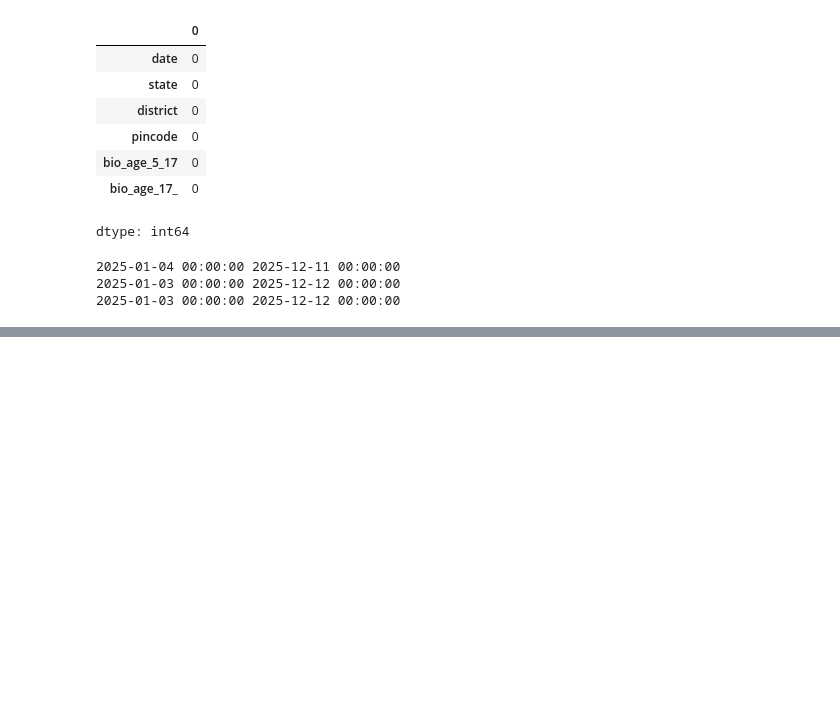
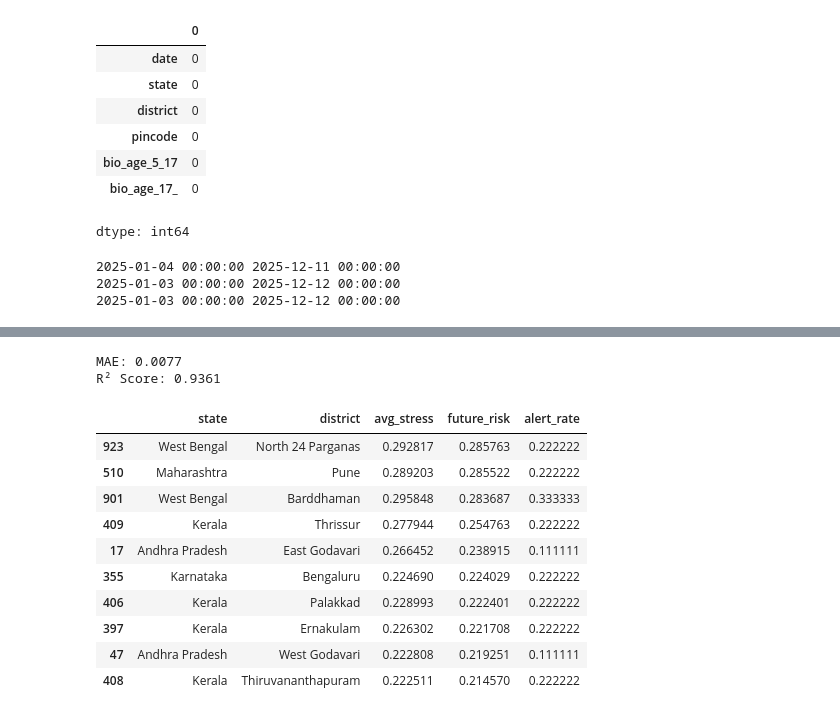
Before and after one commit to Vijayalakshmi2608/UIDAI_Early_Warning_System, a Jupyter notebook: UIDAI_Early_Warning_System.ipynb, the cells around one changed output, grey strips where cells are left out. Saved outputs shown, nothing was run; the diff lists cells and outputs as text; code cells hidden in the pictures; blank space fills up the shorter version.

```diff
--- a/UIDAI_Early_Warning_System.ipynb
+++ b/UIDAI_Early_Warning_System.ipynb
@@ -1654,0 +306,5 @@ Collecting usage statistics. To deactivate, set browser.gatherUsageStats to fals
+# %%
+df['future_stress'] = (
+    df.groupby(['state','district'])['service_stress_index'].shift(-1)
+)
+df = df.dropna()
@@ -1715,0 +370,12 @@ logs.txt
+# %%
+features = [
+    'service_stress_index',
+    'stress_lag_1',
+    'stress_lag_2',
+    'stress_rolling_4w',
+    'stress_trend',
+    'update_load'
+]
+
+X = df_ml[features]
+y = df_ml['future_stress']
@@ -1715,0 +413,47 @@ logs.txt
+# %%
+y_pred = model.predict(X_test)
+
+mae = mean_absolute_error(y_test, y_pred)
+r2 = r2_score(y_test, y_pred)
+
+print("MAE:", round(mae, 4))
+print("R² Score:", round(r2, 4))
+# %% [output]
+MAE: 0.0077
+R² Score: 0.9361
+# %%
+df_ml['predicted_stress'] = model.predict(X)
+
+df['predicted_stress'] = np.nan
+df.loc[df_ml.index, 'predicted_stress'] = df_ml['predicted_stress']
+# %%
+df['resource_alert'] = np.where(
+    df['predicted_stress'] > df['service_stress_index'] * 1.15,
+    'HIGH_RISK',
+    'NORMAL'
+)
+# %%
+priority_districts = (
+    df.groupby(['state','district'])
+    .agg(
+        avg_stress=('service_stress_index','mean'),
+        future_risk=('predicted_stress','mean'),
+        alert_rate=('resource_alert', lambda x: (x=='HIGH_RISK').mean())
+    )
+    .reset_index()
+    .sort_values('future_risk', ascending=False)
+)
+
+priority_districts.head(10)
+# %% [output]
+|  | state | district | avg_stress | future_risk | alert_rate |
+| 923 | West Bengal | North 24 Parganas | 0.292817 | 0.285763 | 0.222222 |
+| 510 | Maharashtra | Pune | 0.289203 | 0.285522 | 0.222222 |
+| 901 | West Bengal | Barddhaman | 0.295848 | 0.283687 | 0.333333 |
+| 409 | Kerala | Thrissur | 0.277944 | 0.254763 | 0.222222 |
+| 17 | Andhra Pradesh | East Godavari | 0.266452 | 0.238915 | 0.111111 |
+| 355 | Karnataka | Bengaluru | 0.224690 | 0.224029 | 0.222222 |
+| 406 | Kerala | Palakkad | 0.228993 | 0.222401 | 0.222222 |
+| 397 | Kerala | Ernakulam | 0.226302 | 0.221708 | 0.222222 |
+| 47 | Andhra Pradesh | West Godavari | 0.222808 | 0.219251 | 0.111111 |
+| 408 | Kerala | Thiruvananthapuram | 0.222511 | 0.214570 | 0.222222 |
```
Also changed, not shown: parts of 179 cells of this notebook.
